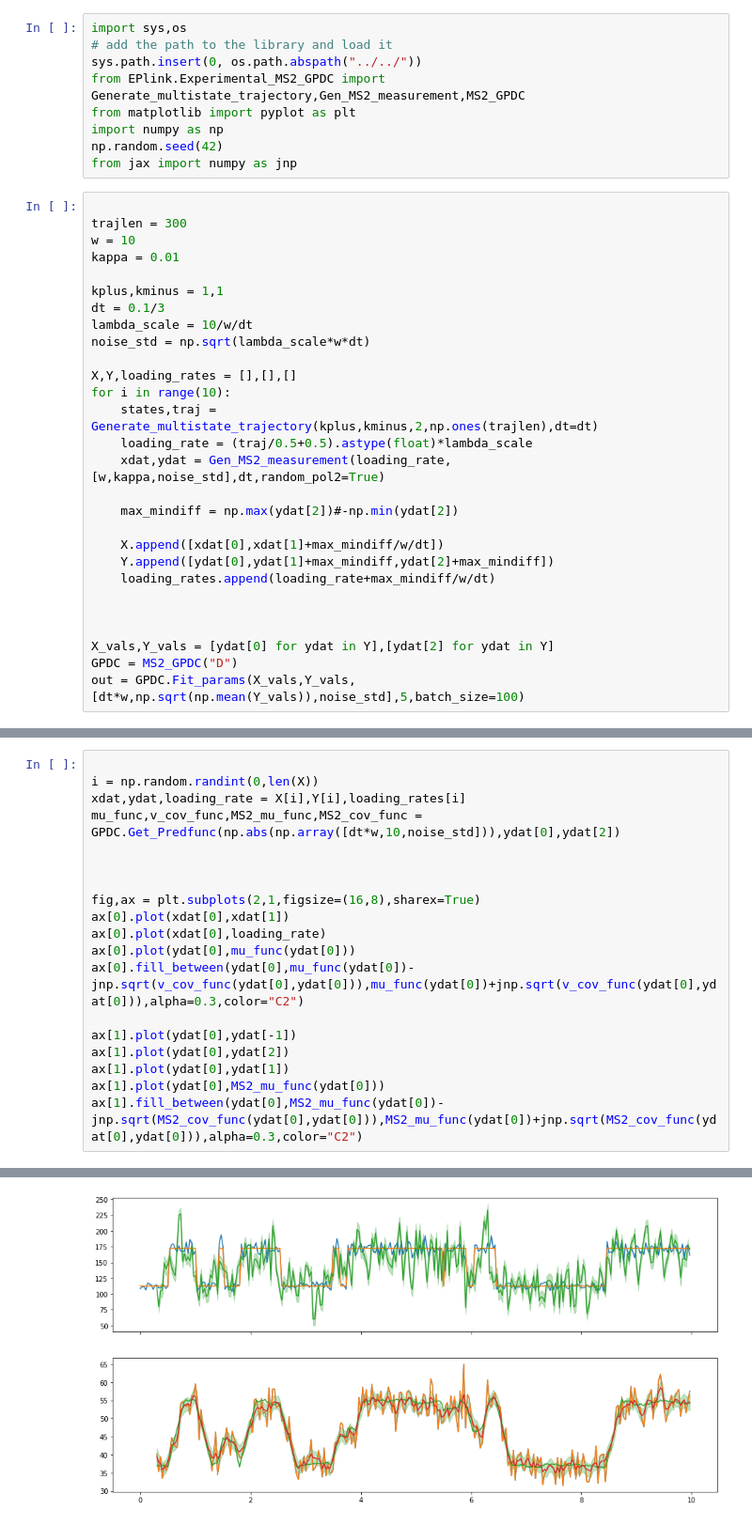
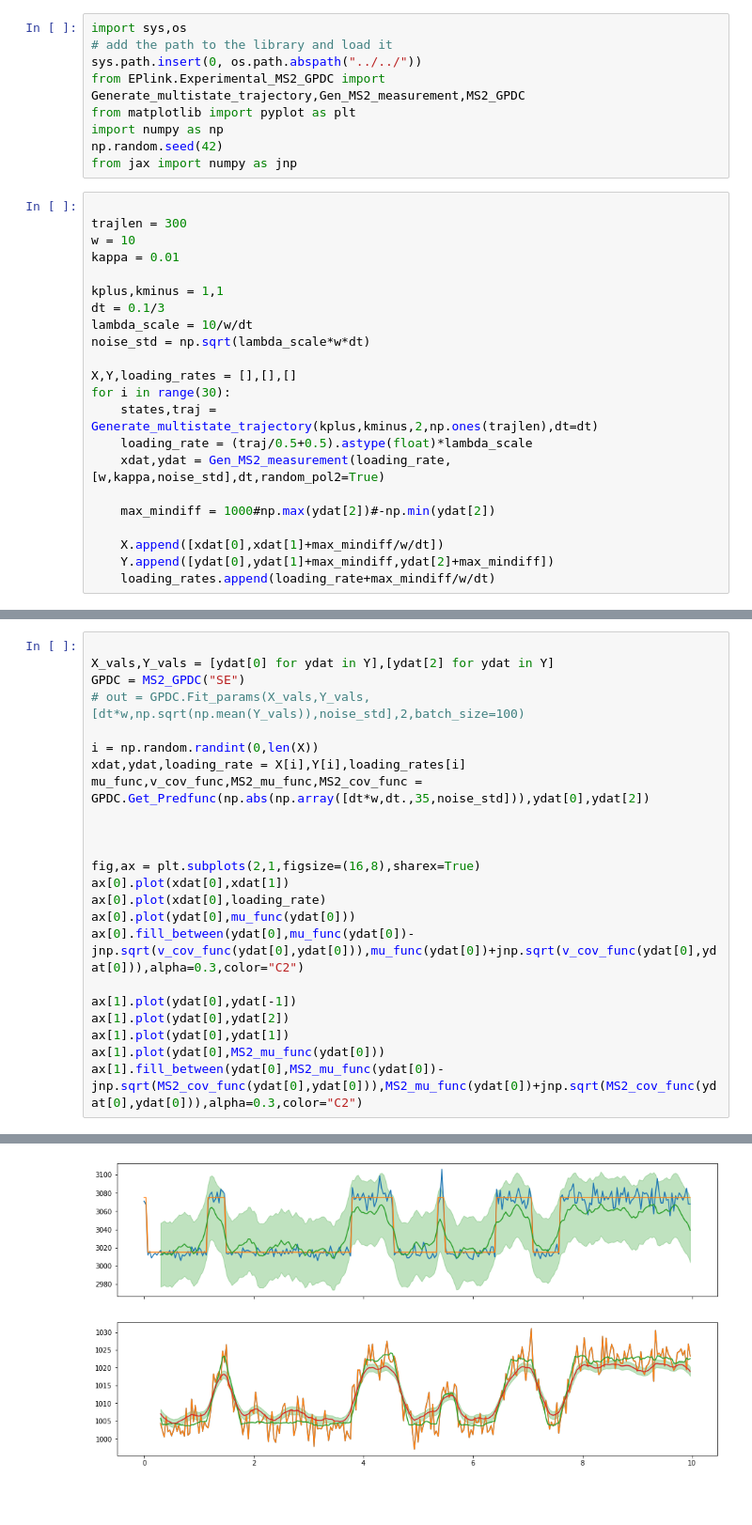
Before and after one commit to henrik-dahl-pinholt/EPlink, a Jupyter notebook: docs/Notebooks/Experimental_MS2_GPDC.ipynb, the cells around one changed output, grey strips where cells are left out. Shown at 94% size. Drawn from its saved outputs; the diff is of its cells as text; blank space fills up the shorter version.

```diff
--- a/docs/Notebooks/Experimental_MS2_GPDC.ipynb
+++ b/docs/Notebooks/Experimental_MS2_GPDC.ipynb
@@ -19,21 +19,15 @@ lambda_scale = 10/w/dt
 noise_std = np.sqrt(lambda_scale*w*dt)
 
 X,Y,loading_rates = [],[],[]
-for i in range(10):
+for i in range(30):
     states,traj = Generate_multistate_trajectory(kplus,kminus,2,np.ones(trajlen),dt=dt)
     loading_rate = (traj/0.5+0.5).astype(float)*lambda_scale
     xdat,ydat = Gen_MS2_measurement(loading_rate,[w,kappa,noise_std],dt,random_pol2=True)
 
-    max_mindiff = np.max(ydat[2])#-np.min(ydat[2])
+    max_mindiff = 1000#np.max(ydat[2])#-np.min(ydat[2])
 
     X.append([xdat[0],xdat[1]+max_mindiff/w/dt])
     Y.append([ydat[0],ydat[1]+max_mindiff,ydat[2]+max_mindiff])
     loading_rates.append(loading_rate+max_mindiff/w/dt)
-
-
-
-X_vals,Y_vals = [ydat[0] for ydat in Y],[ydat[2] for ydat in Y]
-GPDC = MS2_GPDC("D")
-out = GPDC.Fit_params(X_vals,Y_vals,[dt*w,np.sqrt(np.mean(Y_vals)),noise_std],5,batch_size=100)
 # %% [output]
 Deterministic
@@ -58,22 +50,26 @@ Optimization terminated successfully    (Exit mode 0)
 # %%
+
+X_vals,Y_vals = [ydat[0] for ydat in Y],[ydat[2] for ydat in Y]
+GPDC = MS2_GPDC("SE")
+# out = GPDC.Fit_params(X_vals,Y_vals,[dt*w,np.sqrt(np.mean(Y_vals)),noise_std],2,batch_size=100)
 
 i = np.random.randint(0,len(X))
 xdat,ydat,loading_rate = X[i],Y[i],loading_rates[i]
-mu_func,v_cov_func,MS2_mu_func,MS2_cov_func = GPDC.Get_Predfunc(np.abs(np.array([dt*w,10,noise_std])),ydat[0],ydat[2])
+mu_func,v_cov_func,MS2_mu_func,MS2_cov_func = GPDC.Get_Predfunc(np.abs(np.array([dt*w,dt.,35,noise_std])),ydat[0],ydat[2])
 
 
 
 fig,ax = plt.subplots(2,1,figsize=(16,8),sharex=True)
 ax[0].plot(xdat[0],xdat[1])
 ax[0].plot(xdat[0],loading_rate)
 ax[0].plot(ydat[0],mu_func(ydat[0]))
 ax[0].fill_between(ydat[0],mu_func(ydat[0])-jnp.sqrt(v_cov_func(ydat[0],ydat[0])),mu_func(ydat[0])+jnp.sqrt(v_cov_func(ydat[0],ydat[0])),alpha=0.3,color="C2")
 
 ax[1].plot(ydat[0],ydat[-1])
 ax[1].plot(ydat[0],ydat[2])
 ax[1].plot(ydat[0],ydat[1])
 ax[1].plot(ydat[0],MS2_mu_func(ydat[0]))
 ax[1].fill_between(ydat[0],MS2_mu_func(ydat[0])-jnp.sqrt(MS2_cov_func(ydat[0],ydat[0])),MS2_mu_func(ydat[0])+jnp.sqrt(MS2_cov_func(ydat[0],ydat[0])),alpha=0.3,color="C2")
 # %% [output]
 <matplotlib.collections.PolyCollection at 0x...>
-[figure, old version]
+[figure, new version]
```
Also changed, not shown: parts of 1 cell of this notebook, 4 other files.
